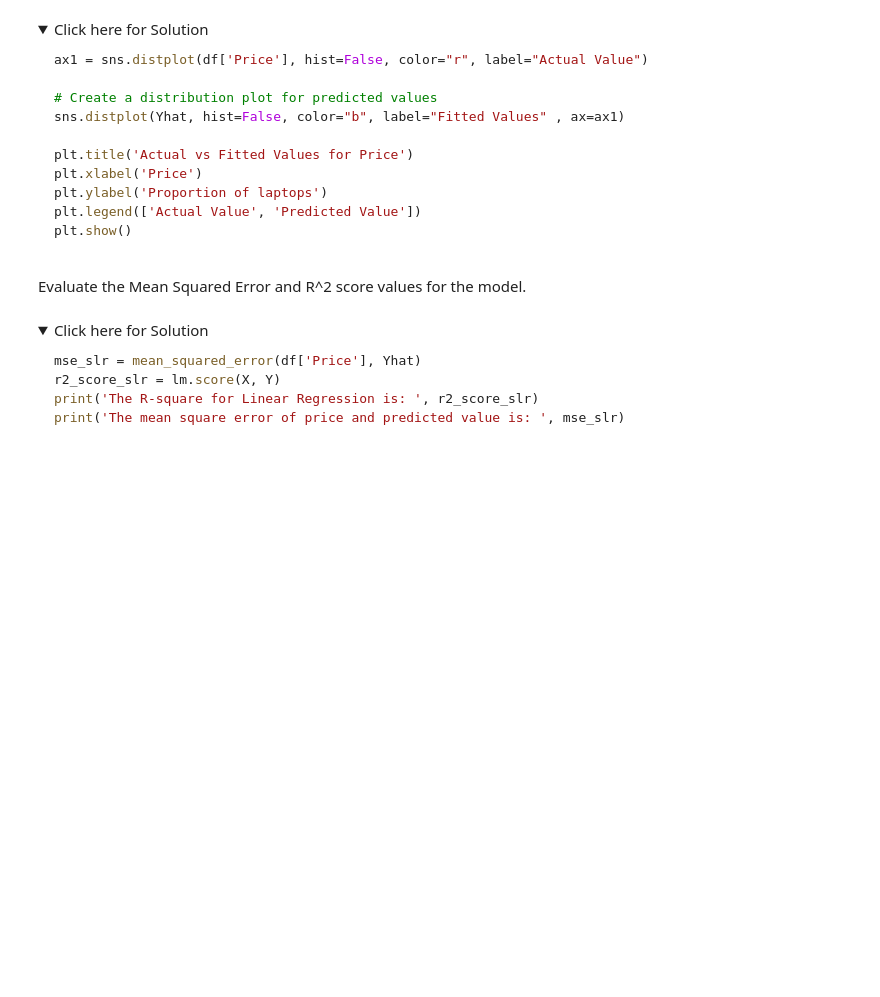
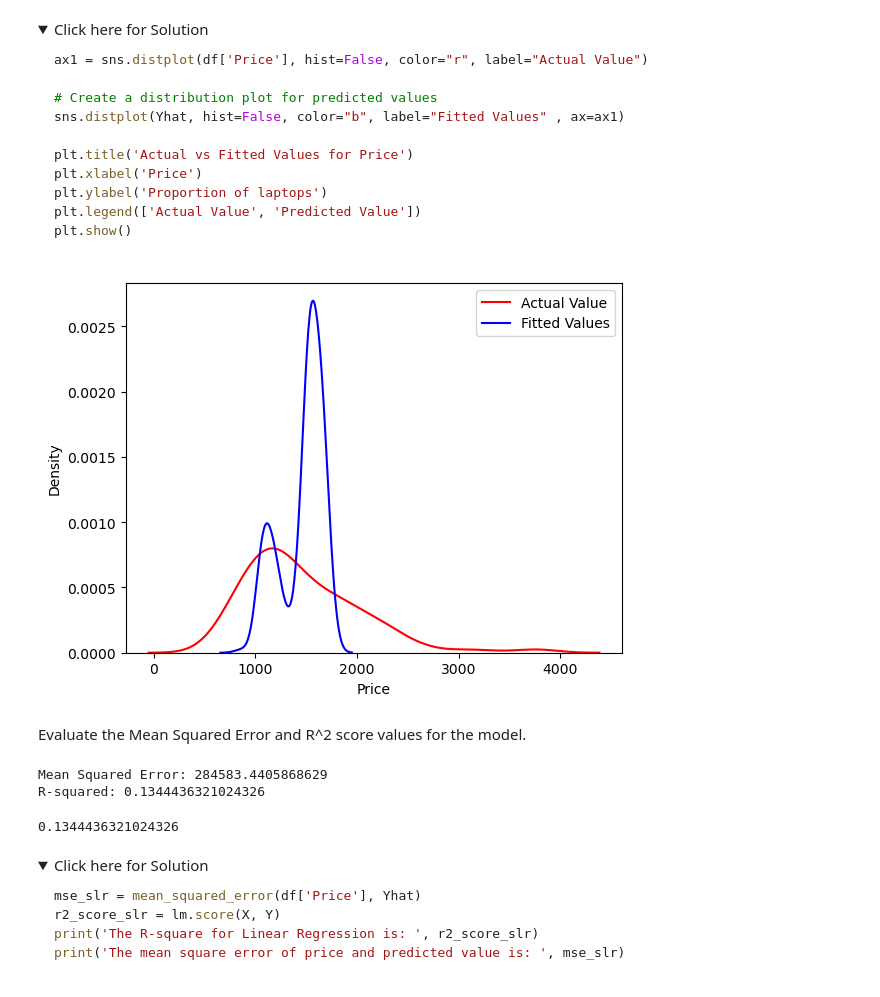
Before and after one commit to miladghavami/Data-Analysis-with-Python, a Jupyter notebook: 8- practice_model_development_laptops.ipynb, the cells around one changed output. Drawn from its saved outputs; the diff is of its cells as text; code cells hidden in the pictures; folded sections open; blank space fills up the shorter version.

````diff
--- a/8- practice_model_development_laptops.ipynb
+++ b/8- practice_model_development_laptops.ipynb
@@ -130,5 +204,15 @@ plt.show()
 ```
 
 </details>
+# %%
+ax1 = sns.kdeplot(y, color="red", label="Actual Value")
+
+sns.kdeplot(Yhat, color="blue",
+            label="Fitted Values", ax=ax1)
+
+plt.legend()
+plt.show()
+# %% [output]
+[figure, added]
 # %% [markdown]
 Evaluate the Mean Squared Error and R^2 score values for the model.
@@ -137,3 +219,23 @@ Evaluate the Mean Squared Error and R^2 score values for the model.
+# %%
+# Write your code below and press Shift+Enter to execute
+from sklearn.metrics import mean_squared_error, r2_score
+
+# Calculate Mean Squared Error
+mse = mean_squared_error(y, Yhat)
+
+# Calculate R-squared
+r2 = r2_score(y, Yhat)
+
+print("Mean Squared Error:", mse)
+print("R-squared:", r2)
+# %% [output]
+Mean Squared Error: 284583.4405868629
+R-squared: 0.1344436321024326
+# %%
+r2_score_slr = lm1.score(x, y)
+r2_score_slr
+# %% [output]
+0.1344436321024326
 # %% [markdown]
 <details>
     <summary>Click here for Solution</summary>
````
Also changed, not shown: parts of 28 cells of this notebook, 1 other file.
